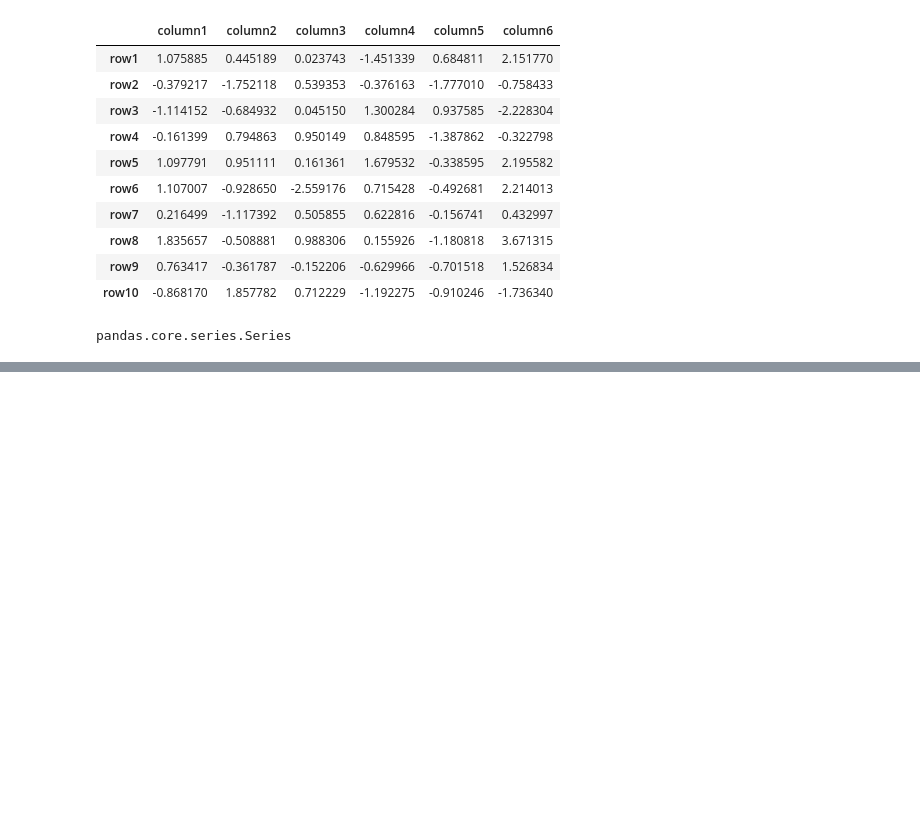
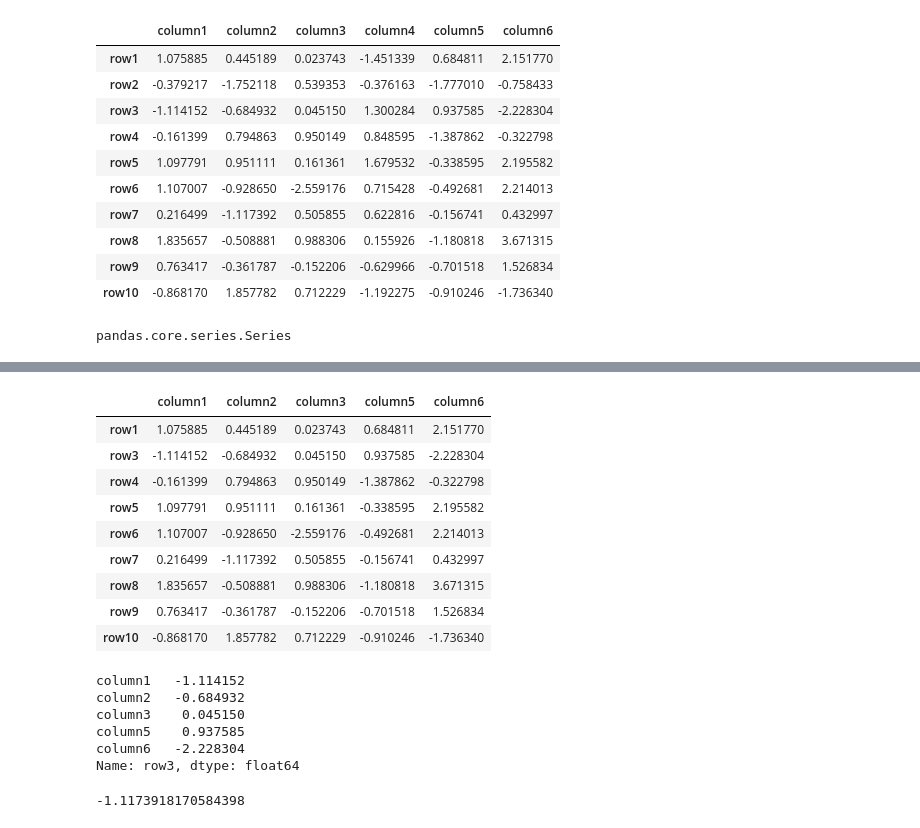
Before and after one commit to Franchertz/Python-Learning, a Jupyter notebook: Pandas_Selection_&_Indexing_on_DataFrame.ipynb, the cells around one changed output, grey strips where cells are left out. Saved outputs shown, nothing was run; the diff lists cells and outputs as text; code cells hidden in the pictures; blank space fills up the shorter version.

```diff
--- a/Pandas_Selection_&_Indexing_on_DataFrame.ipynb
+++ b/Pandas_Selection_&_Indexing_on_DataFrame.ipynb
@@ -162,0 +209,28 @@ pandas.core.series.Series
+# %%
+my_dataframe.drop('row2', axis=0, inplace=True) #axis=0 refering to the rows
+# %%
+my_dataframe
+# %% [output]
+|  | column1 | column2 | column3 | column5 | column6 |
+| row1 | 1.075885 | 0.445189 | 0.023743 | 0.684811 | 2.151770 |
+| row3 | -1.114152 | -0.684932 | 0.045150 | 0.937585 | -2.228304 |
+| row4 | -0.161399 | 0.794863 | 0.950149 | -1.387862 | -0.322798 |
+| row5 | 1.097791 | 0.951111 | 0.161361 | -0.338595 | 2.195582 |
+| row6 | 1.107007 | -0.928650 | -2.559176 | -0.492681 | 2.214013 |
+| row7 | 0.216499 | -1.117392 | 0.505855 | -0.156741 | 0.432997 |
+| row8 | 1.835657 | -0.508881 | 0.988306 | -1.180818 | 3.671315 |
+| row9 | 0.763417 | -0.361787 | -0.152206 | -0.701518 | 1.526834 |
+| row10 | -0.868170 | 1.857782 | 0.712229 | -0.910246 | -1.736340 |
+# %%
+my_dataframe.iloc[1]
+# %% [output]
+column1   -1.114152
+column2   -0.684932
+column3    0.045150
+column5    0.937585
+column6   -2.228304
+Name: row3, dtype: float64
+# %%
+my_dataframe.loc['row7','column2']
+# %% [output]
+-1.1173918170584398
```
Also changed, not shown: parts of 5 cells of this notebook.
